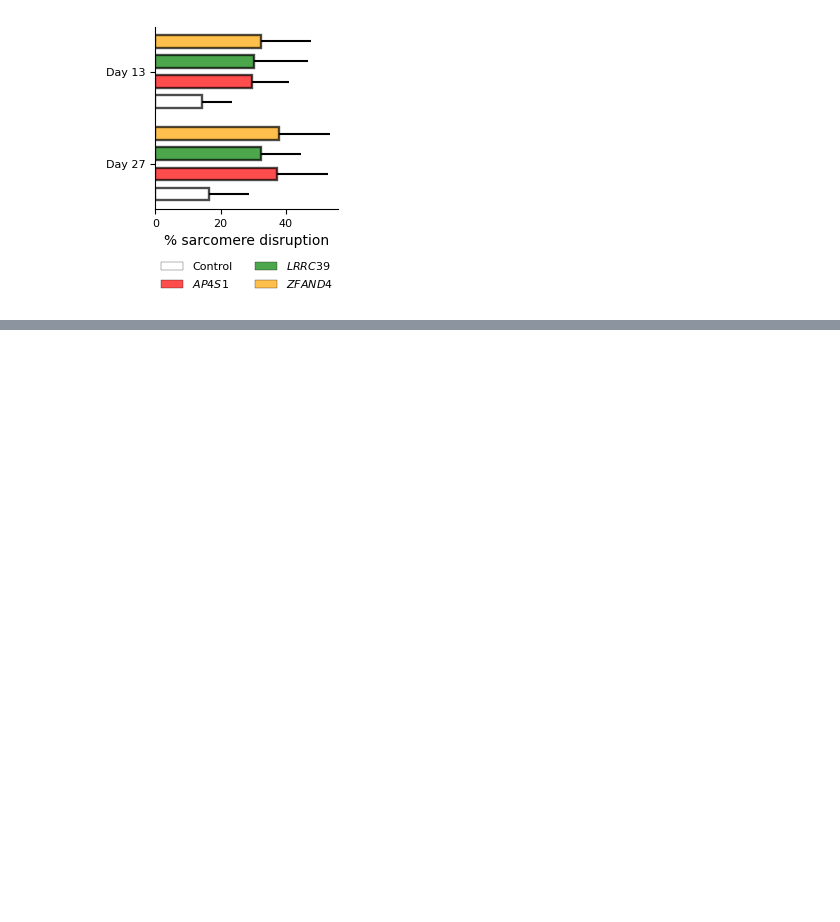
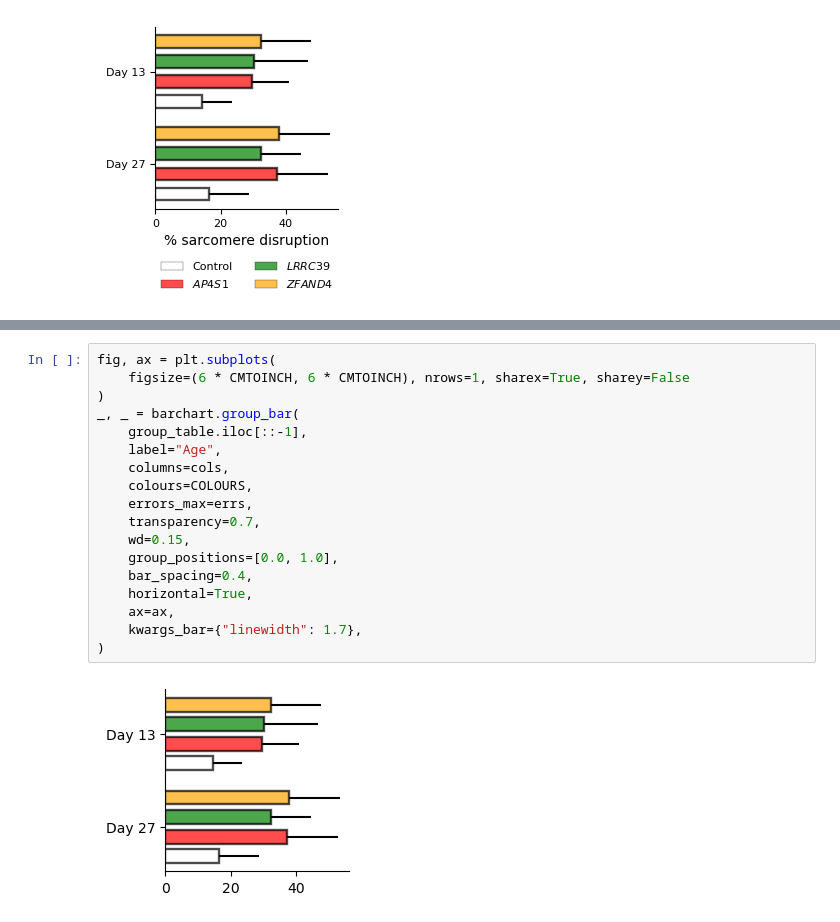
Before and after one commit to afschmidt/plot-misc, a Jupyter notebook: resources/examples/barchart.ipynb, the cells around one changed output, grey strips where cells are left out. Saved outputs shown, nothing was run; the diff lists cells and outputs as text; blank space fills up the shorter version.

Commit message:
docs(barcharts): added example using group_positions

```diff
--- a/resources/examples/barchart.ipynb
+++ b/resources/examples/barchart.ipynb
@@ -326,0 +330,20 @@ legend.get_frame().set_linewidth(LWID)
+# %%
+fig, ax = plt.subplots(
+    figsize=(6 * CMTOINCH, 6 * CMTOINCH), nrows=1, sharex=True, sharey=False
+)
+_, _ = barchart.group_bar(
+    group_table.iloc[::-1],
+    label="Age",
+    columns=cols,
+    colours=COLOURS,
+    errors_max=errs,
+    transparency=0.7,
+    wd=0.15,
+    group_positions=[0.0, 1.0],
+    bar_spacing=0.4,
+    horizontal=True,
+    ax=ax,
+    kwargs_bar={"linewidth": 1.7},
+)
+# %% [output]
+[figure, added]
```
Also changed, not shown: parts of 1 cell of this notebook.
